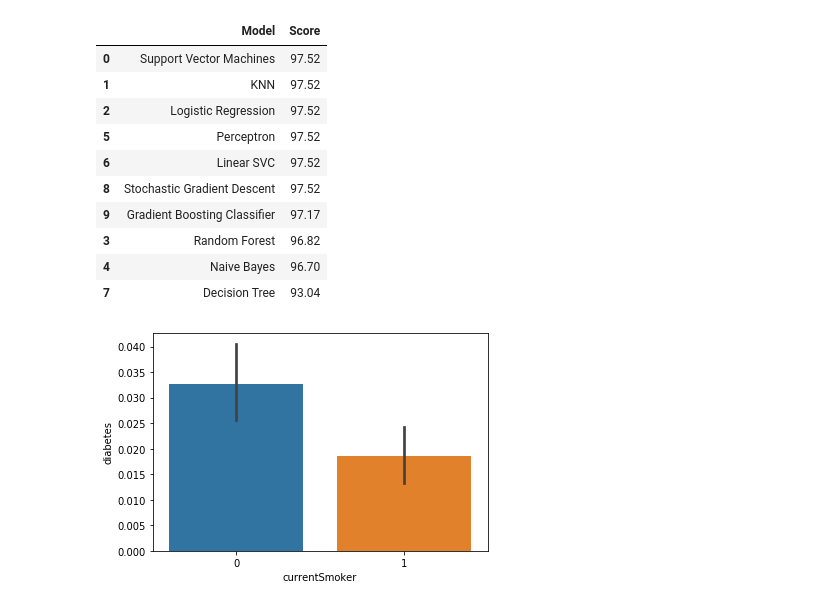
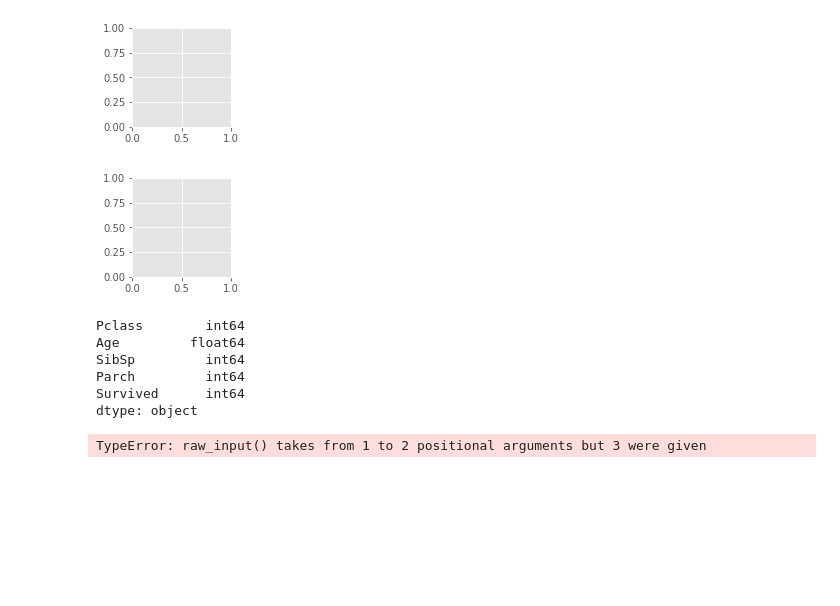
Before and after one commit to matta1122/Matt-Anderson-Public-Python, a Jupyter notebook: AlgoPick/AlgoPickApp.ipynb, the cells around one changed output. Saved outputs shown, nothing was run; the diff lists cells and outputs as text; code cells hidden in the pictures; blank space fills up the shorter version.

```diff
--- a/AlgoPick/AlgoPickApp.ipynb
+++ b/AlgoPick/AlgoPickApp.ipynb
@@ -31,6 +31,7 @@ from sklearn.ensemble import GradientBoostingClassifier
 csv_file = str(input("What is the name of your csv file?"))
 df = pd.read_csv(csv_file)
 print('Only select float64, int: \n', df.dtypes)
+print("The fifth column is what you are predicting.")
 print('Cannot clean columns yet')
 column1 = str(input("What is the first column?"))
 column2 = str(input("What is the second column?"))
@@ -44,7 +45,7 @@ df = df.apply(pd.to_numeric, errors='coerce')
 df = df.fillna(df.mean())
 
 #Making Training and Testing Sets
-predict = str(input("What would you like to predict?"))
+predict = column5
 
 X = np.array(df.drop([predict], 1))
 y = np.array(df[predict])
@@ -120,20 +121,33 @@ y_pred = gbk.predict(x_test)
 acc_gbk = round(accuracy_score(y_pred, y_test) * 100, 2)
 print(acc_gbk)
 
-graph = str(input("Would you like to create a scatter plot or bar graph? (Scatter, Bar)"))
-if (graph == "Scatter"):
-    p = str(input("Column for X-Axis"))
-    style.use("ggplot")
-    plt.scatter(df[p],df[predict])
-    plt.xlabel(p)
-    plt.ylabel(predict)
-    plt.show()
-elif (graph == "Bar"):
-    p = str(input("Column for X-Axis"))
-    sns.barplot(x=df[p], y=df[predict], data=df)
-else:
-    print("End of app.")
+p = str(input("What would you like to be the IV of your graph?"))
 
+#Scatter plot
+style.use("ggplot")
+plt.scatter(df[p],df[predict])
+plt.xlabel(p)
+plt.ylabel(predict)
+
+plt.subplot(2, 3, 1)
+plt.show()
+
+'''
+#Histogram
+plt.hist(df[p],df[predict])
+plt.xlabel(p)
+plt.ylabel(predict)
+
+plt.subplot(2, 3, 2)
+plt.show()
+'''
+
+plt.pie(df[predict],
+        labels=df[p])
+plt.axis('equal')
+
+plt.subplot(2, 3, 2)
+plt.show()
 # Printing the most accurate model
 models = pd.DataFrame({
     'Model': ['Support Vector Machines', 'KNN', 'Logistic Regression',
@@ -143,5 +157,18 @@ models = pd.DataFrame({
               acc_randomforest, acc_gaussian, acc_perceptron,acc_linear_svc, acc_decisiontree,
               acc_sgd, acc_gbk]})
 models.sort_values(by='Score', ascending=False)
+
+model = str(input("Which model would you like to use (gaussian, logreg, svc, linear_svc, perceptron, decisiontree, randomforest, knn, sgd, gbk)?"))
+print(df.dtypes)
+input1 = str(input("Input for ", column1))
+input2 = str(input("Input for ", column2))
+input3 = str(input("Input for ", column3))
+input4 = str(input("Input for ", column4))
+
+new_input = [[input1, input2, input3, input4]]
+new_output = model.predict(new_input)
+'''Design for using these models
+1st Question "Which model do you want to use?
+dfdtype and then ask for output data and use all the other inputs'''
 # %% [output]
 Only select float64, int:
@@ -164,12 +191,9 @@ sysBP              float64
-|  | Model | Score |
-| 0 | Support Vector Machines | 97.52 |
-| 1 | KNN | 97.52 |
-| 2 | Logistic Regression | 97.52 |
-| 5 | Perceptron | 97.52 |
-| 6 | Linear SVC | 97.52 |
-| 8 | Stochastic Gradient Descent | 97.52 |
-| 9 | Gradient Boosting Classifier | 97.17 |
-| 3 | Random Forest | 96.82 |
-| 4 | Naive Bayes | 96.70 |
-| 7 | Decision Tree | 93.04 |
-[figure, old version]
+[figure, new version]
+[figure, added]
+Pclass        int64
+Age         float64
+SibSp         int64
+Parch         int64
+Survived      int64
+dtype: object
+TypeError: raw_input() takes from 1 to 2 positional arguments but 3 were given
```
Also changed, not shown: parts of 1 cell of this notebook.
